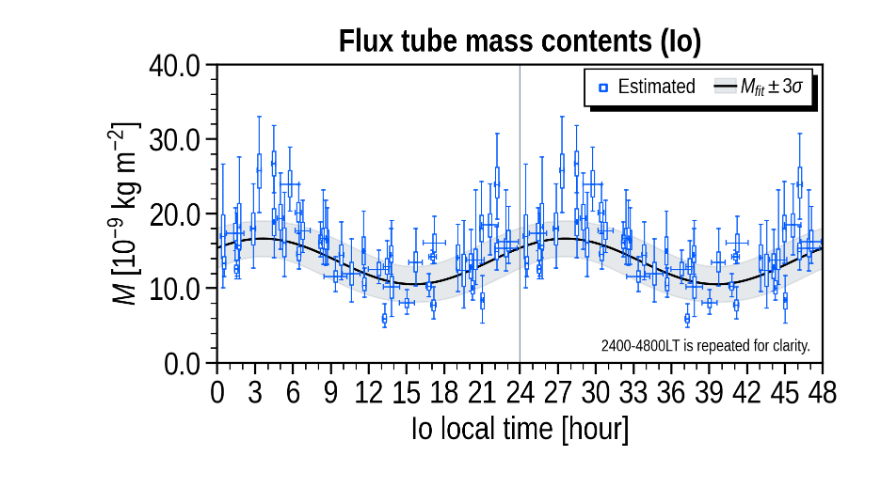
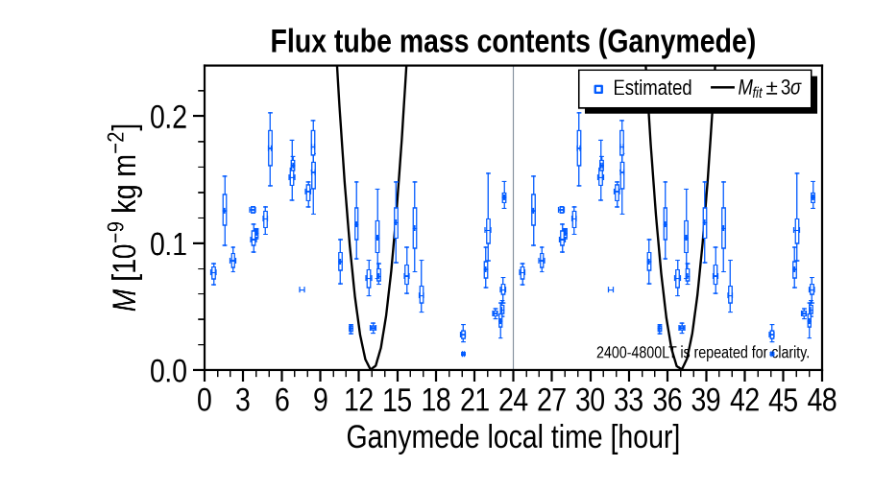
Before and after one commit to ShinnosukeSatoh/Juno_UVS_deimos, a Jupyter notebook: ftmc_lt.ipynb, the cells around one changed output. Saved outputs shown, nothing was run; the diff lists cells and outputs as text; code cells hidden in the pictures.

```diff
--- a/ftmc_lt.ipynb
+++ b/ftmc_lt.ipynb
@@ -162,13 +166,6 @@ def weighted_boxplot2(ax, x0, quartile1, medians, quartile3,
             zorder=1)
 
     return None
-# %%
-exdate = '003/20250516'
-target_moon = 'Io'
-target_fp = ['MAW', 'TEB']
-
-exnum = ['050', '056']
-PJ_list = [6, 10]
 # %%
 Ai_num = 3
 ni_num = 50
@@ -756,11 +757,6 @@ F.ax[1].xaxis.set_minor_locator(mdates.MonthLocator())
 ticklabels = F.ax[1].get_xticklabels()
 ticklabels[0].set_ha('center')
 
-# target_moon_list = ['Io', 'Europa', 'Ganymede']
-
-j = 0
-target_moon = target_moon_list[j]
-
 PJ_LIST = [1, 3]+np.arange(4, 43+1, 1).tolist()
 if target_moon == 'Io':
     Psyn = Psyn_io
@@ -775,7 +771,6 @@ elif target_moon == 'Ganymede':
     PJ_LIST.pop(39-4)
     PJ_LIST.pop(43-5)
 
-target_moon = target_moon_list[j]
 if (exdate == '003/20250516') and (target_moon == 'Europa'):
     exnum = ['001', '002', '005', '006',
              '007', '010', '011',
@@ -798,7 +793,7 @@ if (exdate == '003/20250516') and (target_moon == 'Europa'):
                11, 11, 12, 12,
                ]
     Psyn = Psyn_eu
-    ymax = 4.8
+    ymax = 4.1
     ticks = np.arange(0, 4+1, 1)
 
 elif (exdate == '003/20250516') and (target_moon == 'Io'):
@@ -907,7 +902,7 @@ for i in range(len(exnum)):
 #
 #
 #
-F.set_yaxis(ax_idx=1, label='Io LT [hour]',
+F.set_yaxis(ax_idx=1, label=target_moon[0:2]+' LT [hour]',
             min=0, max=24,
             ticks=np.arange(0, 24, 6),
             ticklabels=np.arange(0, 24, 6),
@@ -1029,7 +1024,7 @@ for i in range(2):
     F.ax[i].axvspan(xticks[30], xticks[35], fc=UC.gray, ec=None, alpha=0.15)
     F.ax[i].axvspan(xticks[40], xticks[45], fc=UC.gray, ec=None, alpha=0.15)
 
-F.fig.savefig('img/ftmc_lt_Io_r.pdf', bbox_inches='tight')
+F.fig.savefig('img/ftmc_lt_'+target_moon[0:2]+'_r.pdf', bbox_inches='tight')
 plt.show()
 # %% [output]
 time format 0
@@ -1186,17 +1183,18 @@ print('Error:', perr)
 print('lmean:', np.min(y_fit), np.max(y_fit))
 
 # 予測区間の計算
-y_fit_err2 = ((np.pi*popt[0]/12.0)*np.sin(np.pi*(x_fit-popt[1])/12.0)**2)*(
-    perr[1]**2) + (np.cos(np.pi*(x_fit-popt[1])/12.0)*perr[0])**2 + perr[2]**2
-y_fit_err = np.sqrt(y_fit_err2)
-y_fit_up = y_fit + nstd * y_fit_err
-y_fit_dw = y_fit - nstd * y_fit_err
-lsigma = F.ax.fill_between(x_fit, y_fit_up, y_fit_dw,
-                           color=UC.gray, alpha=0.2,
-                           label='2',
-                           zorder=0.01)
-print('yfit_up:', np.max(y_fit_up))
-print('yfit_dw:', np.min(y_fit_dw))
+if target_moon == 'Io':
+    y_fit_err2 = ((np.pi*popt[0]/12.0)*np.sin(np.pi*(x_fit-popt[1])/12.0)**2)*(
+        perr[1]**2) + (np.cos(np.pi*(x_fit-popt[1])/12.0)*perr[0])**2 + perr[2]**2
+    y_fit_err = np.sqrt(y_fit_err2)
+    y_fit_up = y_fit + nstd * y_fit_err
+    y_fit_dw = y_fit - nstd * y_fit_err
+    lsigma = F.ax.fill_between(x_fit, y_fit_up, y_fit_dw,
+                               color=UC.gray, alpha=0.2,
+                               label='2',
+                               zorder=0.01)
+    print('yfit_up:', np.max(y_fit_up))
+    print('yfit_dw:', np.min(y_fit_dw))
 
 
 jj = 0
@@ -1259,8 +1257,12 @@ F.ax.text(0.98, 0.03,
           transform=F.ax.transAxes,
           fontsize=F.fontsize*0.5)
 
+if target_moon == 'Io':
+    handles = [sc, (lsigma, lmean)]
+else:
+    handles = [sc, lmean]
 legend = F.legend(ax_idx=0,
-                  handles=[sc, (lsigma, lmean)],
+                  handles=handles,
                   labels=['Estimated', r'$M_{fit} \pm 3\sigma$'],
                   bbox_to_anchor=(1.0, 1.02),
                   ncol=3, markerscale=3,
@@ -1270,6 +1272,6 @@ legend_shadow(fig=F.fig, ax=F.ax, legend=legend)
 F.ax.set_title(r'Flux tube mass contents ('+target_moon+')',
                fontsize=F.fontsize, weight='bold')
 
-F.fig.savefig('img/ftmc_lt_Io_48_r.pdf', bbox_inches='tight')
+F.fig.savefig('img/ftmc_lt_'+target_moon[0:2]+'_48_r.jpg', bbox_inches='tight')
 plt.show()
 # %% [output]
@@ -1293,4 +1295,4 @@ Scale height [RJ]: 4.543098502123853
-[figure, old version]
+[figure, new version]
 # %%
 # %% 横軸SIII 散布図
 F = ShareXaxis()
```
Also changed, not shown: parts of 14 cells of this notebook, 3 other files.
